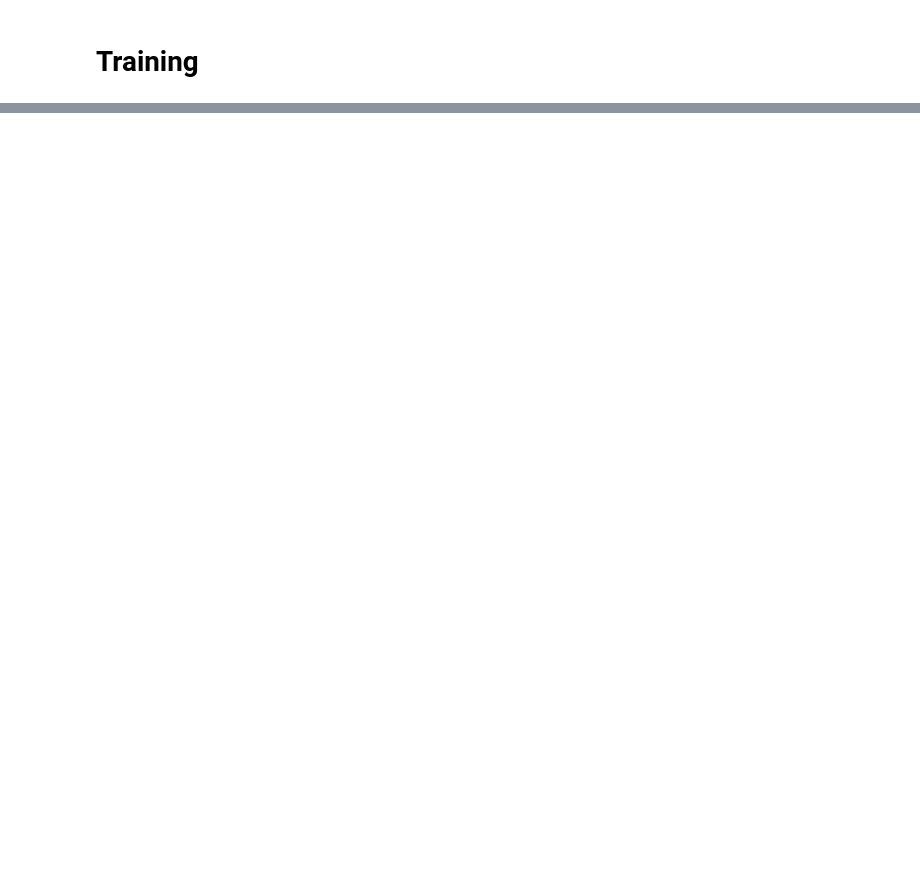
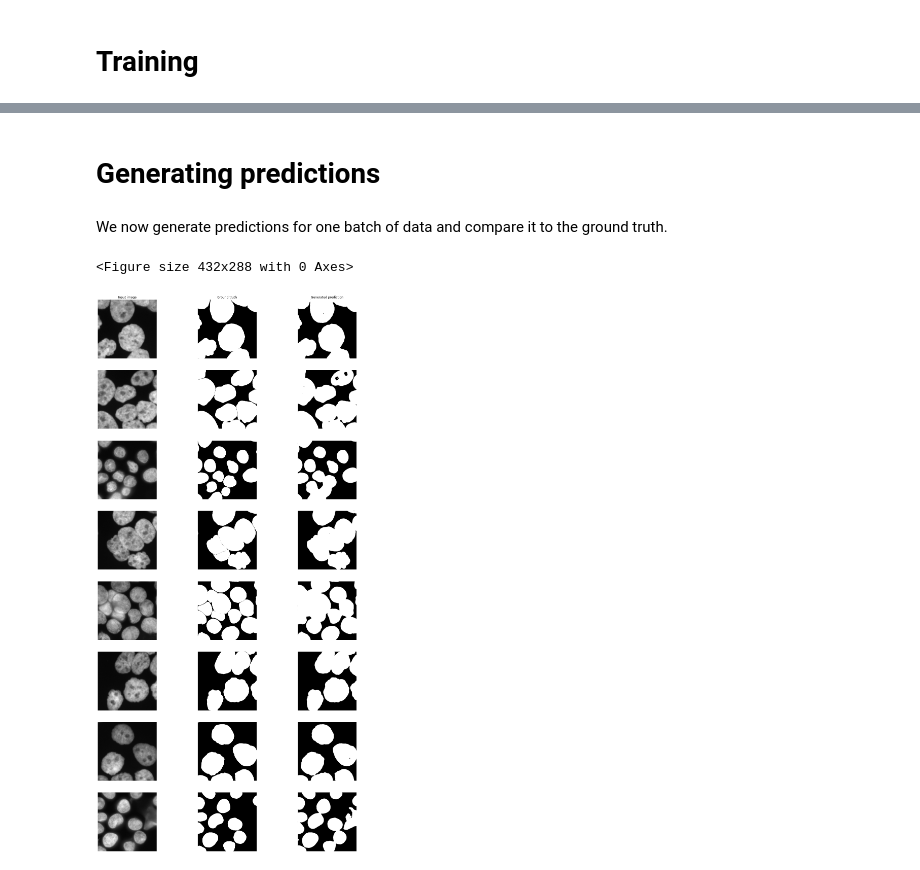
Before and after one commit to CRefice/ml-segmentation-project, a Jupyter notebook: notebook.ipynb, the cells around one changed output, grey strips where cells are left out. Drawn from its saved outputs; the diff is of its cells as text; code cells hidden in the pictures; blank space fills up the shorter version.

```diff
--- a/notebook.ipynb
+++ b/notebook.ipynb
@@ -140 +122,10 @@ def dice_loss(pred, target, smooth = 1.):
+# %%
+def evaluate(model, loader):
+    n_val = len(loader)
+    tot = 0
+    for image, labels in loader:
+        with torch.no_grad():
+            pred = model(image.to(device))
+            tot += dice_loss(pred, labels.to(device))
+    return tot / n_val
 # %%
@@ -210,7 +169,13 @@ def train_model(model, optimizer, criterion, scheduler, num_epochs=25):
 # %%
+TRN_EPOCHS = 20
+WEIGHT_DECAY = 1e-4
+LEARNING_RATE = 0.01
+MOMENTUM = 0.99
+
 # Observe that all parameters are being optimized
 optimizer = torch.optim.SGD(model.parameters(), lr = LEARNING_RATE, momentum=MOMENTUM)
 criterion = nn.BCELoss()
-
 # Maybe interesting to use later
 exp_lr_scheduler = torch.optim.lr_scheduler.StepLR(optimizer, step_size=25, gamma=0.1)
+
+train_model(model, optimizer, criterion, exp_lr_scheduler, num_epochs=TRN_EPOCHS)
@@ -217,2 +199,0 @@ exp_lr_scheduler = torch.optim.lr_scheduler.StepLR(optimizer, step_size=25, gamm
-# %%
-model = train_model(model, optimizer, criterion, exp_lr_scheduler, num_epochs=TRN_EPOCHS)
@@ -236,0 +200,29 @@ Best val loss: 0.145570
+# %% [markdown]
+# Generating predictions
+# %% [markdown]
+We now generate predictions for one batch of data and compare it to the ground truth.
+# %%
+inputs, labels = next(iter(val_loader))
+with torch.no_grad():
+    outputs = model.predict(inputs.to(device))
+# %%
+plt.gray()
+fig = plt.figure(figsize=(20,40))
+axs = fig.subplots(len(inputs), 3)
+
+for ax in axs.flat:
+    ax.axis("off")
+
+column_labels = ["Input image", "Ground truth", "Generated prediction"]
+for ax, label in zip(axs[0], column_labels):
+    ax.set_title(label)
+
+for i in range(len(inputs)):
+    axs[i, 0].imshow(inputs[i].cpu().squeeze())
+    axs[i, 1].imshow(labels[i].cpu().squeeze())
+    axs[i, 2].imshow(outputs[i].cpu().squeeze())
+
+fig.show()
+# %% [output]
+<Figure size 432x288 with 0 Axes>
+[figure, added]
```
Also changed, not shown: parts of 12 cells of this notebook.
